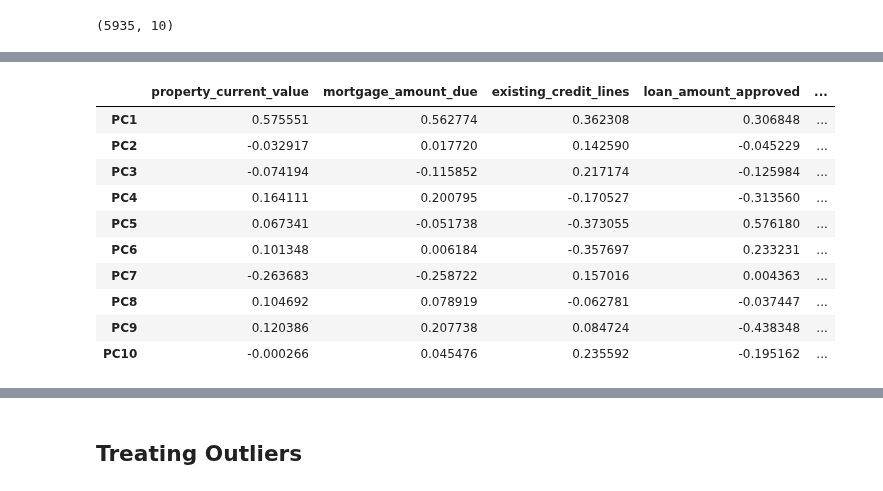
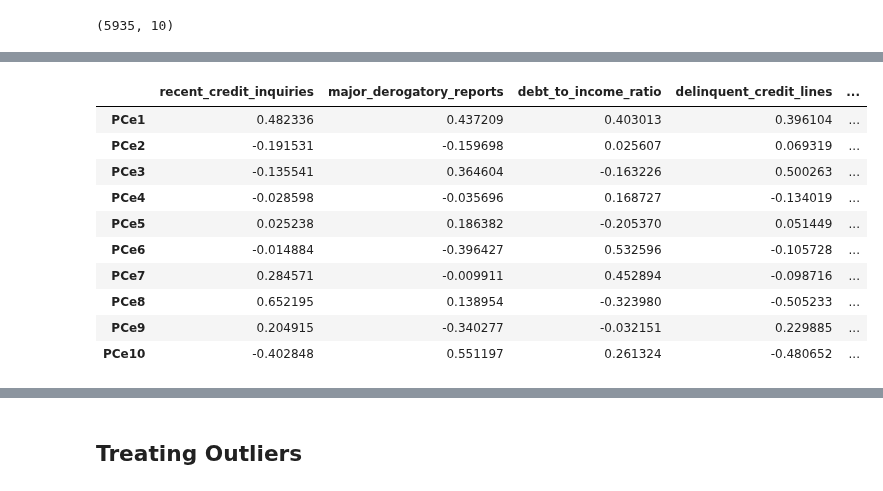
Before and after one commit to vmagar1729/analytiqbit, a Jupyter notebook: notebooks/Capstone_Project_Reference_Notebook_Loan_Default_Prediction_Full_Code.ipynb, the cells around one changed output, grey strips where cells are left out. Drawn from its saved outputs; the diff is of its cells as text; code cells hidden in the pictures.

```diff
--- a/notebooks/Capstone_Project_Reference_Notebook_Loan_Default_Prediction_Full_Code.ipynb
+++ b/notebooks/Capstone_Project_Reference_Notebook_Loan_Default_Prediction_Full_Code.ipynb
@@ -595,7 +606,8 @@ VIF Values:
 # %%
 # Standardize the data
+default_imputed_scaled = default_imputed_num.drop('client_defaulted_on_loan', axis=1)
 scaler = StandardScaler()
-default_imputed_scaled = pd.DataFrame(scaler.fit_transform(default_imputed_num), columns=default_imputed_num.columns)
+default_imputed_scaled = pd.DataFrame(scaler.fit_transform(default_imputed_scaled), columns=default_imputed_scaled.columns)
 # %%
 # Apply PCA
 pca = PCA(n_components=10)  # Reduce to 10 principal components
@@ -631,0 +671,30 @@ PC10: 5.12%
+# %%
+# Create a df for engineered features
+default_imputed_scaled_eng = default_imputed_scaled.copy()
+
+# Assuming `df` is your DataFrame
+default_imputed_scaled_eng['mortgage_to_property_ratio'] = default_imputed_scaled_eng['mortgage_amount_due'] / default_imputed_scaled_eng['property_current_value']
+
+# Optionally drop the original features
+default_imputed_scaled_eng.drop(['mortgage_amount_due', 'property_current_value'], axis=1, inplace=True)
+
+default_imputed_scaled_eng['mortgage_to_property_ratio'] = StandardScaler().fit_transform(
+    default_imputed_scaled_eng[['mortgage_to_property_ratio']]
+)
+# %%
+# Apply PCA
+pca_nopv = PCA(n_components=10)  # First 3 PCs
+default_pcanopv = pd.DataFrame(pca_nopv.fit_transform(default_imputed_scaled_eng), columns=['PCe1', 'PCe2', 'PCe3', 'PCe4', 'PCe5', 'PCe6', 'PCe7', 'PCe8', 'PCe9', 'PCe10'])
+# %%
+# Plot explained variance ratio
+plt.figure(figsize=(8, 6))
+plt.plot(range(1, len(pca_nopv.explained_variance_ratio_) + 1), np.cumsum(pca_nopv.explained_variance_ratio_), marker='o')
+plt.title('Cumulative Explained Variance')
+plt.xlabel('Number of Principal Components')
+plt.ylabel('Cumulative Variance Explained')
+plt.grid()
+plt.show()
+
+# Print explained variance by each component
+for i, ratio in enumerate(pca_nopv.explained_variance_ratio_, start=1):
+    print(f"PCe{i}: {ratio:.2%}")
@@ -632,16 +713,16 @@ PC10: 5.12%
 # %%
-loadings = pd.DataFrame(pca.components_, columns=default_imputed_scaled.columns, index=[f'PC{i+1}' for i in range(len(pca.components_))])
-sorted_loadings = loadings[loadings.columns[loadings.iloc[0].argsort()[::-1]]]
-sorted_loadings
+loadings_noPV = pd.DataFrame(pca_nopv.components_, columns=default_imputed_scaled_eng.columns, index=[f'PCe{i+1}' for i in range(len(pca_nopv.components_))])
+sorted_loadings_noPV = loadings_noPV[loadings_noPV.columns[loadings_noPV.iloc[0].argsort()[::-1]]]
+sorted_loadings_noPV
 # %% [output]
-|  | property_current_value | mortgage_amount_due | existing_credit_lines | loan_amount_approved | ... |
-| PC1 | 0.575551 | 0.562774 | 0.362308 | 0.306848 | ... |
-| PC2 | -0.032917 | 0.017720 | 0.142590 | -0.045229 | ... |
-| PC3 | -0.074194 | -0.115852 | 0.217174 | -0.125984 | ... |
-| PC4 | 0.164111 | 0.200795 | -0.170527 | -0.313560 | ... |
-| PC5 | 0.067341 | -0.051738 | -0.373055 | 0.576180 | ... |
-| PC6 | 0.101348 | 0.006184 | -0.357697 | 0.233231 | ... |
-| PC7 | -0.263683 | -0.258722 | 0.157016 | 0.004363 | ... |
-| PC8 | 0.104692 | 0.078919 | -0.062781 | -0.037447 | ... |
-| PC9 | 0.120386 | 0.207738 | 0.084724 | -0.438348 | ... |
-| PC10 | -0.000266 | 0.045476 | 0.235592 | -0.195162 | ... |
+|  | recent_credit_inquiries | major_derogatory_reports | debt_to_income_ratio | delinquent_credit_lines | ... |
+| PCe1 | 0.482336 | 0.437209 | 0.403013 | 0.396104 | ... |
+| PCe2 | -0.191531 | -0.159698 | 0.025607 | 0.069319 | ... |
+| PCe3 | -0.135541 | 0.364604 | -0.163226 | 0.500263 | ... |
+| PCe4 | -0.028598 | -0.035696 | 0.168727 | -0.134019 | ... |
+| PCe5 | 0.025238 | 0.186382 | -0.205370 | 0.051449 | ... |
+| PCe6 | -0.014884 | -0.396427 | 0.532596 | -0.105728 | ... |
+| PCe7 | 0.284571 | -0.009911 | 0.452894 | -0.098716 | ... |
+| PCe8 | 0.652195 | 0.138954 | -0.323980 | -0.505233 | ... |
+| PCe9 | 0.204915 | -0.340277 | -0.032151 | 0.229885 | ... |
+| PCe10 | -0.402848 | 0.551197 | 0.261324 | -0.480652 | ... |
```
Also changed, not shown: parts of 15 cells of this notebook, 1 other file.
